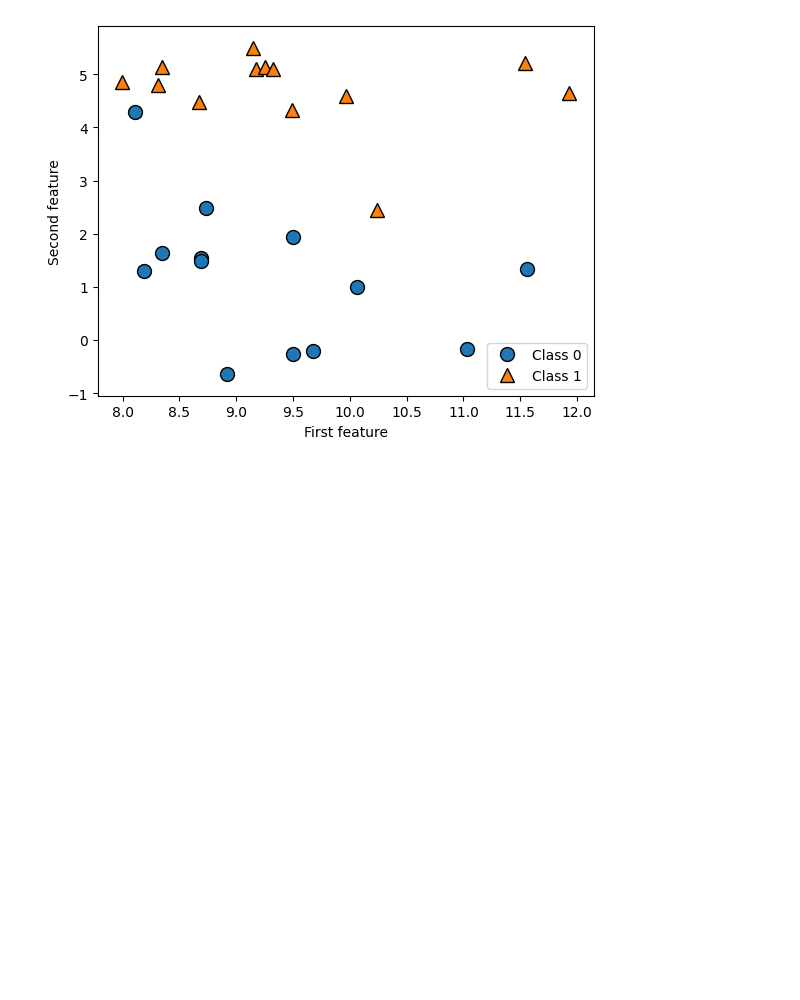
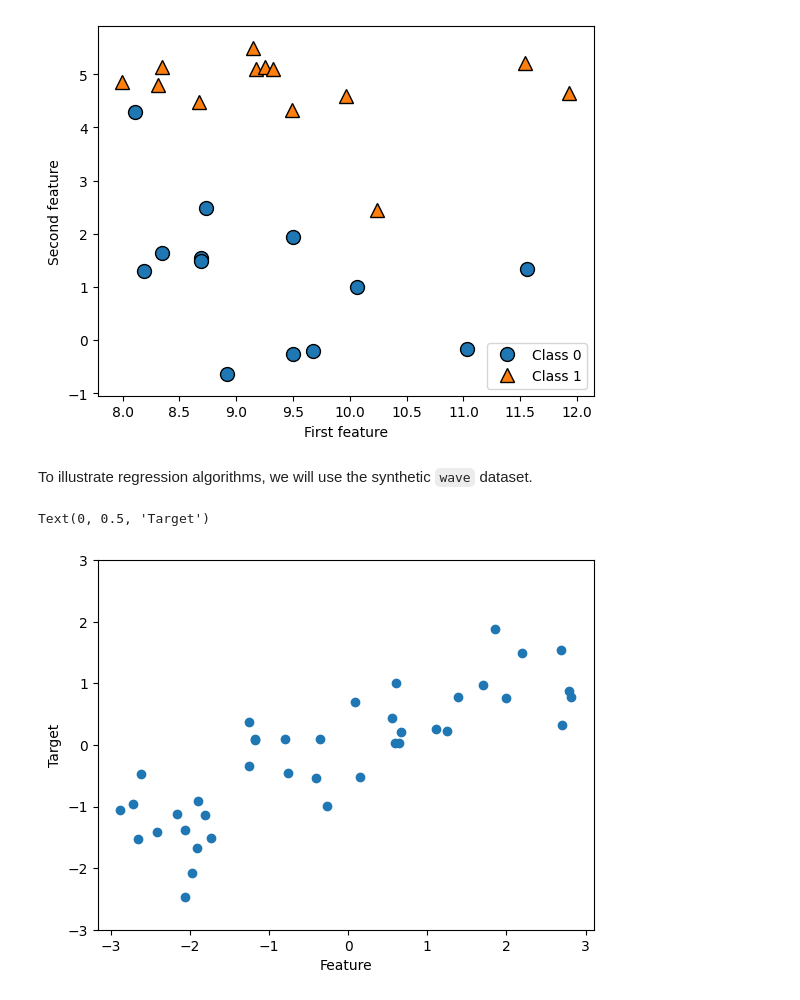
Before and after one commit to ombinya/learning-machine-learning, a Jupyter notebook: intro-to-ml-with-python-book/chapter_2_supervised_learning.ipynb, the cells around one changed output. Drawn from its saved outputs; the diff is of its cells as text; code cells hidden in the pictures; blank space fills up the shorter version.

```diff
--- a/intro-to-ml-with-python-book/chapter_2_supervised_learning.ipynb
+++ b/intro-to-ml-with-python-book/chapter_2_supervised_learning.ipynb
@@ -20,3 +20,14 @@ print("X.shape: {}".format(X.shape))
 # %% [output]
 X.shape: (26, 2)
 [figure]
+# %% [markdown]
+To illustrate regression algorithms, we will use the synthetic `wave` dataset.
+# %%
+X, y = mglearn.datasets.make_wave(n_samples=40)
+plt.plot(X, y, 'o')
+plt.ylim(-3, 3)
+plt.xlabel("Feature")
+plt.ylabel("Target")
+# %% [output]
+Text(0, 0.5, 'Target')
+[figure, added]
```
Also changed, not shown: parts of 12 cells of this notebook.
